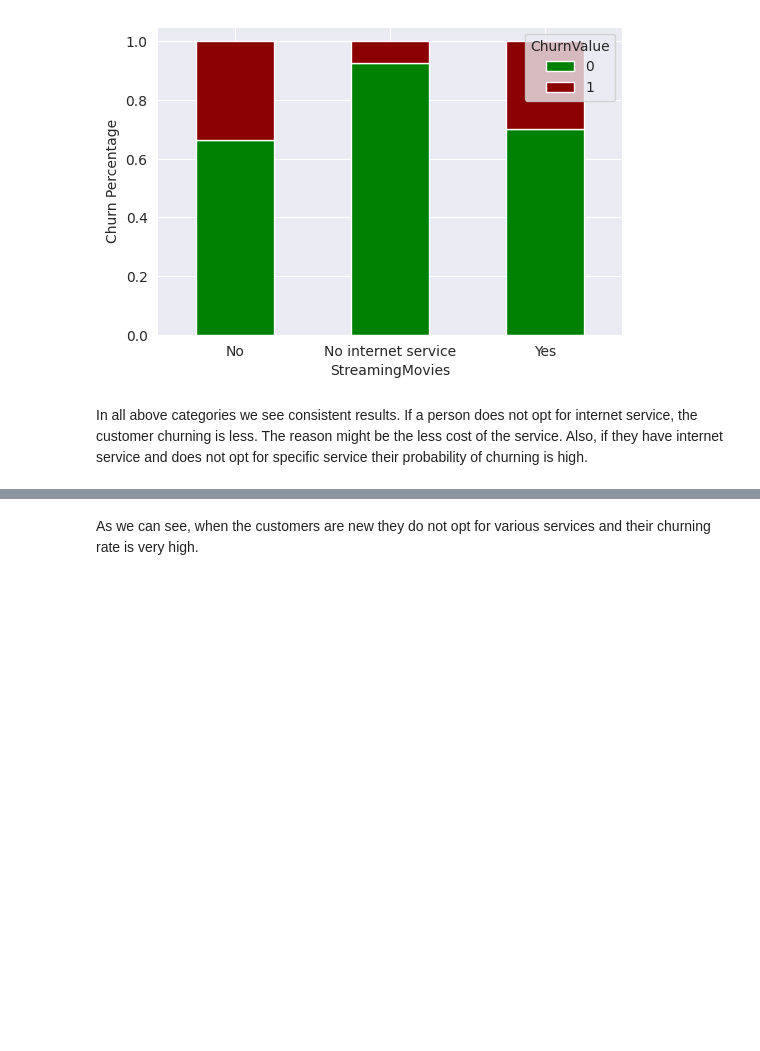
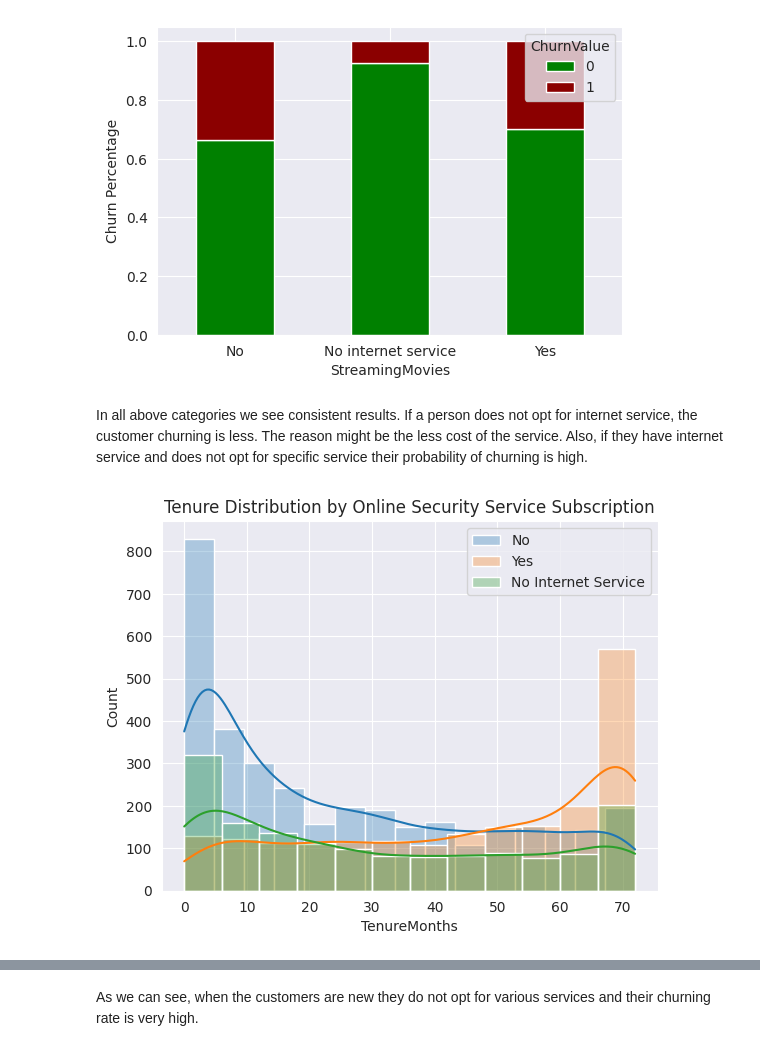
Before and after one commit to aravind2060/Customer-Survival-Analysis-and-Churn-Prediction, a Jupyter notebook: Exploratory Data Analysis.ipynb, the cells around one changed output, grey strips where cells are left out. Drawn from its saved outputs; the diff is of its cells as text; code cells hidden in the pictures; blank space fills up the shorter version.

```diff
--- a/Exploratory Data Analysis.ipynb
+++ b/Exploratory Data Analysis.ipynb
@@ -238,3 +238,12 @@ stacked_plot(df, "StreamingMovies", "ChurnValue")
 [figure]
 # %% [markdown]
 In all above categories we see consistent results. If a person does not opt for internet service, the customer churning is less. The reason might be the less cost of the service. Also, if they have internet service and does not opt for specific service their probability of churning is high.
+# %%
+sns.histplot(df.TenureMonths[df.OnlineSecurity == "No"], kde=True, label="No", alpha=0.3)
+sns.histplot(df.TenureMonths[df.OnlineSecurity == "Yes"], kde=True, label="Yes", alpha=0.3)
+sns.histplot(df.TenureMonths[df.OnlineSecurity == "No internet service"], kde=True, label="No Internet Service", alpha=0.3)
+plt.title("Tenure Distribution by Online Security Service Subscription")
+plt.legend()
+plt.show()
+# %% [output]
+[figure, added]
```
Also changed, not shown: parts of 5 cells of this notebook.
